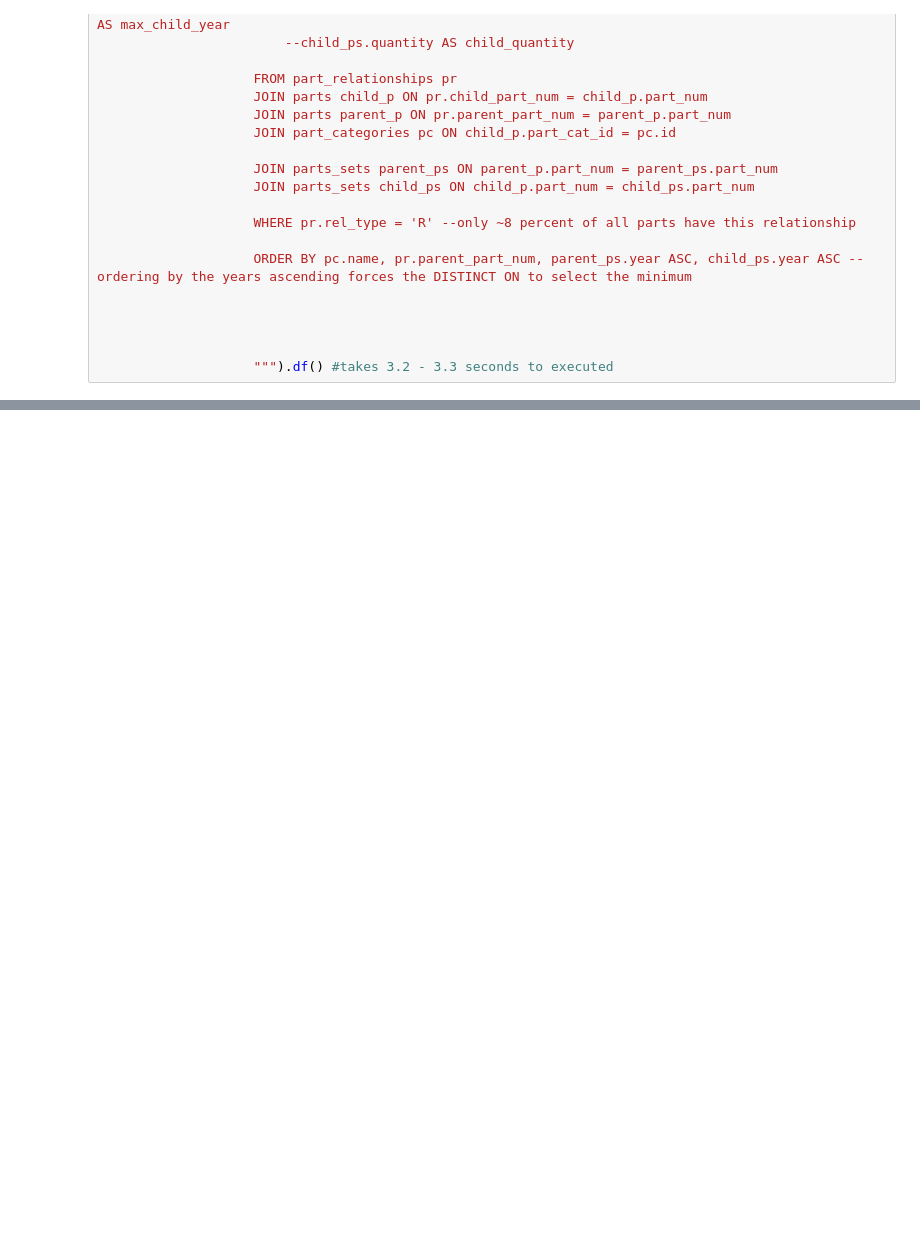
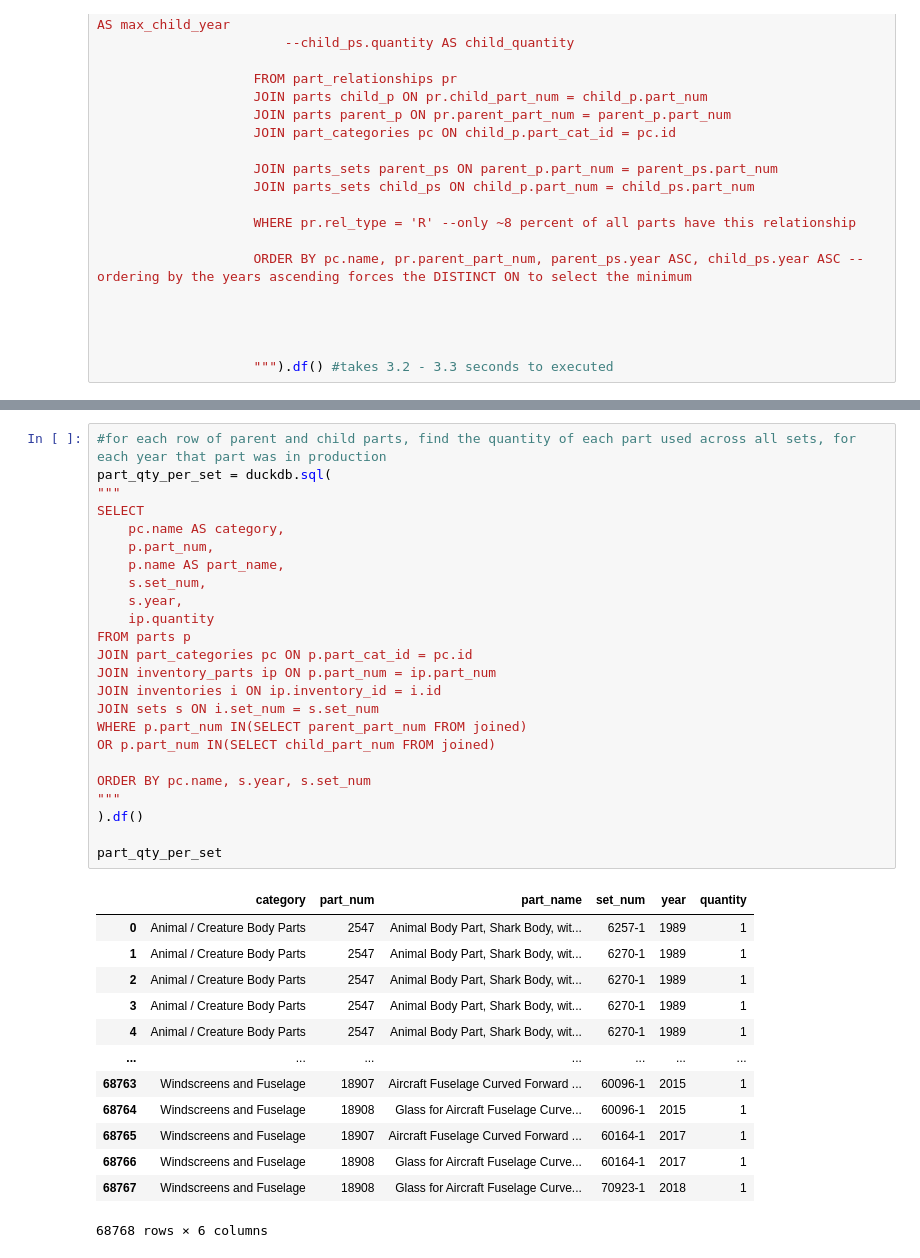
Before and after one commit to r4y856/Lego-Parts-Analysis, a Jupyter notebook: data_analysis_1.ipynb, the cells around one changed output, grey strips where cells are left out. Saved outputs shown, nothing was run; the diff lists cells and outputs as text; blank space fills up the shorter version.

```diff
--- a/data_analysis_1.ipynb
+++ b/data_analysis_1.ipynb
@@ -145,0 +142,38 @@ mydf
+# %%
+#for each row of parent and child parts, find the quantity of each part used across all sets, for each year that part was in production
+part_qty_per_set = duckdb.sql(
+"""
+SELECT
+    pc.name AS category,
+    p.part_num,
+    p.name AS part_name,
+    s.set_num,
+    s.year,
+    ip.quantity
+FROM parts p
+JOIN part_categories pc ON p.part_cat_id = pc.id
+JOIN inventory_parts ip ON p.part_num = ip.part_num
+JOIN inventories i ON ip.inventory_id = i.id
+JOIN sets s ON i.set_num = s.set_num
+WHERE p.part_num IN(SELECT parent_part_num FROM joined)
+OR p.part_num IN(SELECT child_part_num FROM joined)
+
+ORDER BY pc.name, s.year, s.set_num
+"""
+).df()
+
+part_qty_per_set
+# %% [output]
+|  | category | part_num | part_name | set_num | year | quantity |
+| 0 | Animal / Creature Body Parts | 2547 | Animal Body Part, Shark Body, wit... | 6257-1 | 1989 | 1 |
+| 1 | Animal / Creature Body Parts | 2547 | Animal Body Part, Shark Body, wit... | 6270-1 | 1989 | 1 |
+| 2 | Animal / Creature Body Parts | 2547 | Animal Body Part, Shark Body, wit... | 6270-1 | 1989 | 1 |
+| 3 | Animal / Creature Body Parts | 2547 | Animal Body Part, Shark Body, wit... | 6270-1 | 1989 | 1 |
+| 4 | Animal / Creature Body Parts | 2547 | Animal Body Part, Shark Body, wit... | 6270-1 | 1989 | 1 |
+| ... | ... | ... | ... | ... | ... | ... |
+| 68763 | Windscreens and Fuselage | 18907 | Aircraft Fuselage Curved Forward ... | 60096-1 | 2015 | 1 |
+| 68764 | Windscreens and Fuselage | 18908 | Glass for Aircraft Fuselage Curve... | 60096-1 | 2015 | 1 |
+| 68765 | Windscreens and Fuselage | 18907 | Aircraft Fuselage Curved Forward ... | 60164-1 | 2017 | 1 |
+| 68766 | Windscreens and Fuselage | 18908 | Glass for Aircraft Fuselage Curve... | 60164-1 | 2017 | 1 |
+| 68767 | Windscreens and Fuselage | 18908 | Glass for Aircraft Fuselage Curve... | 70923-1 | 2018 | 1 |
+68768 rows × 6 columns
```
Also changed, not shown: parts of 11 cells of this notebook.
